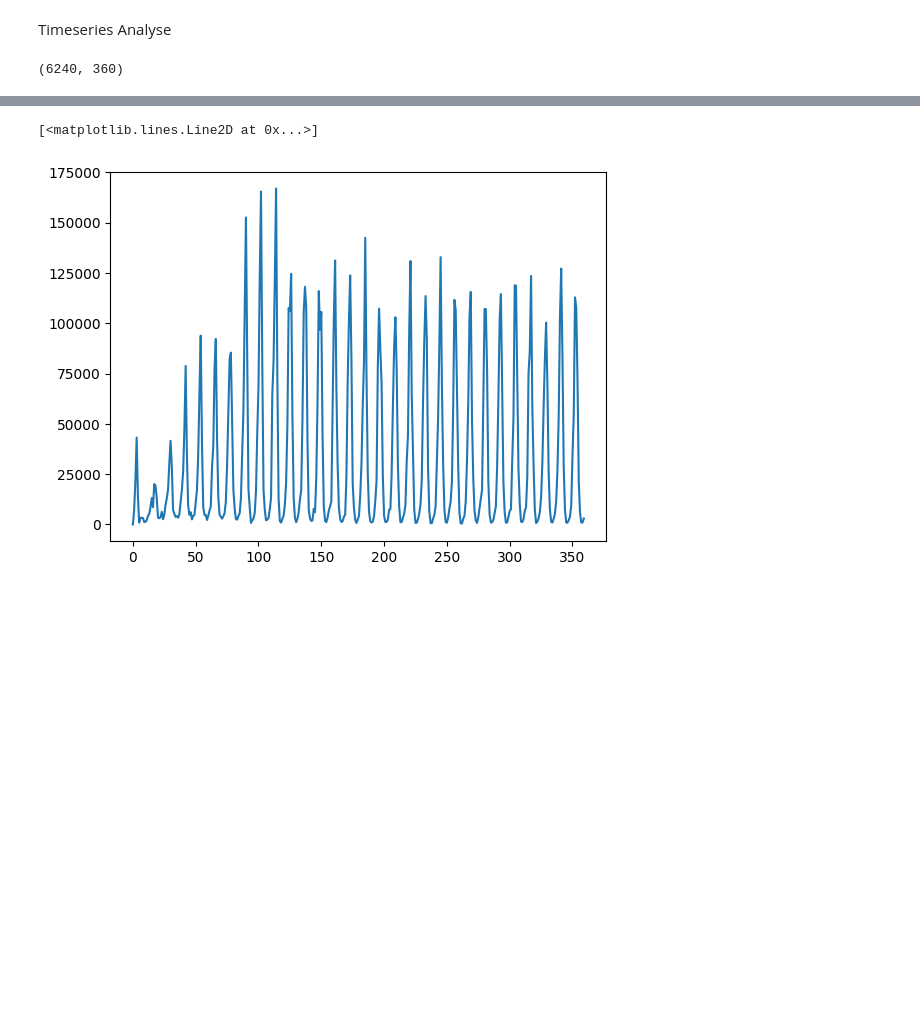
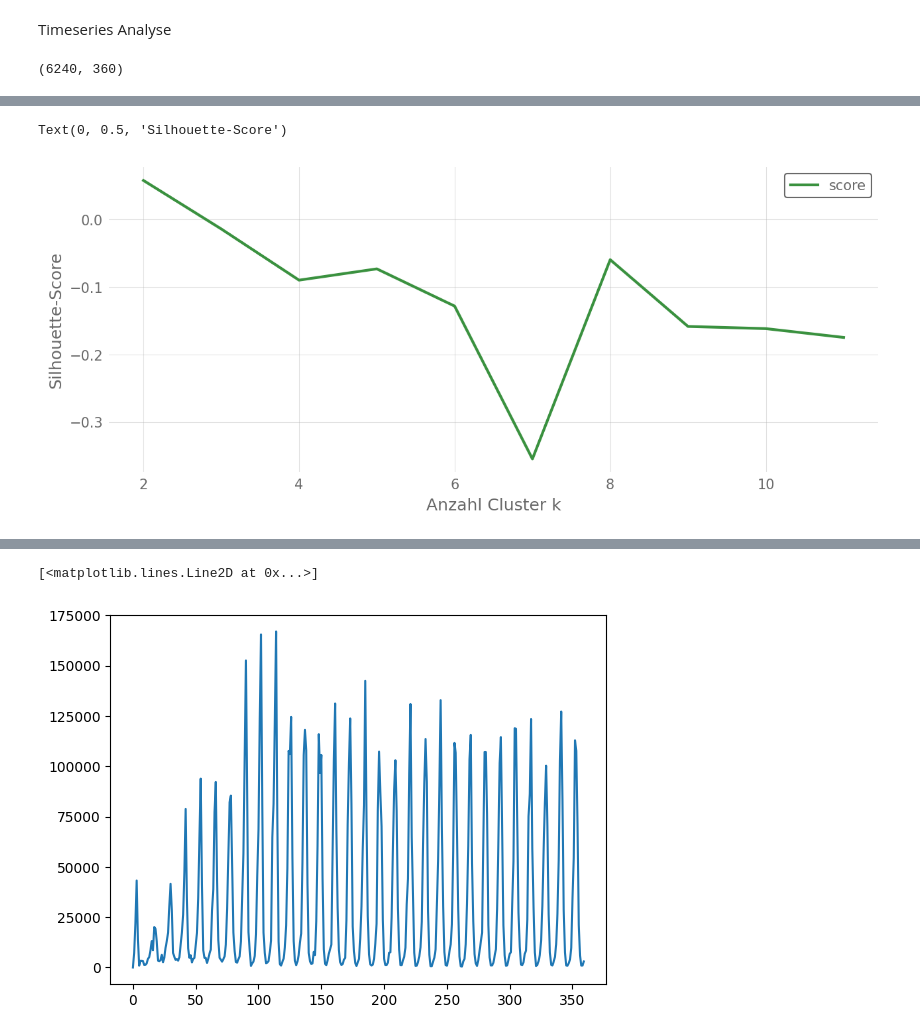
Before and after one commit to ericwoe/snow_storage_and_snowmelt_in_nuclear_winter, a Jupyter notebook: Example.ipynb, the cells around one changed output, grey strips where cells are left out. Saved outputs shown, nothing was run; the diff lists cells and outputs as text; code cells hidden in the pictures; blank space fills up the shorter version.

```diff
--- a/Example.ipynb
+++ b/Example.ipynb
@@ -320,7 +344,7 @@ Plotting cluster spatial
 # %% [markdown]
 Timeseries Analyse
 # %%
-da = ds.snow_melt
+da = ds.snow_storage
 timeseries = clustering.prepare_time_series(da)
 timeseries.shape
 # %% [output]
@@ -405,0 +542,21 @@ AttributeError: 'list' object has no attribute 'values'
+# %%
+from tslearn.clustering import silhouette_score
+# Silhouette Scores berechnen
+timeseries_subset_180
+
+scaler = MinMaxScaler()
+timeseries_scaled = scaler.fit_transform(timeseries_subset_180)
+# %%
+scores = {}
+for i in range(2, 12):
+    print(f'Starte {i} Cluster')
+    labels = np.load(f'./results/clustering/snow_melt/elbow_method/{i}_cluster_labels.npy')
+    score = silhouette_score(
+    X=timeseries_scaled,        # Shape: (n_samples, n_timestamps, n_features)
+    labels=labels,
+    metric="euclidean",
+    n_jobs=-1,
+    verbose=1,
+    random_state=42
+    )
+    scores[i] = score
@@ -405,0 +574,7 @@ AttributeError: 'list' object has no attribute 'values'
+# %%
+import pandas as pd
+silhouette_scores_df = pd.DataFrame.from_dict(
+            scores,
+            orient="index",
+            columns=["score"]
+        )
@@ -405,0 +595,8 @@ AttributeError: 'list' object has no attribute 'values'
+# %%
+plt.style.use("https://raw.githubusercontent.com/allfed/ALLFED-matplotlib-style-sheet/main/ALLFED.mplstyle")
+silhouette_scores_df.plot()
+plt.xlabel("Anzahl Cluster k", fontsize=12)
+plt.ylabel("Silhouette-Score", fontsize=12)
+# %% [output]
+Text(0, 0.5, 'Silhouette-Score')
+[figure, added]
```
Also changed, not shown: parts of 27 cells of this notebook, 2 other files.
